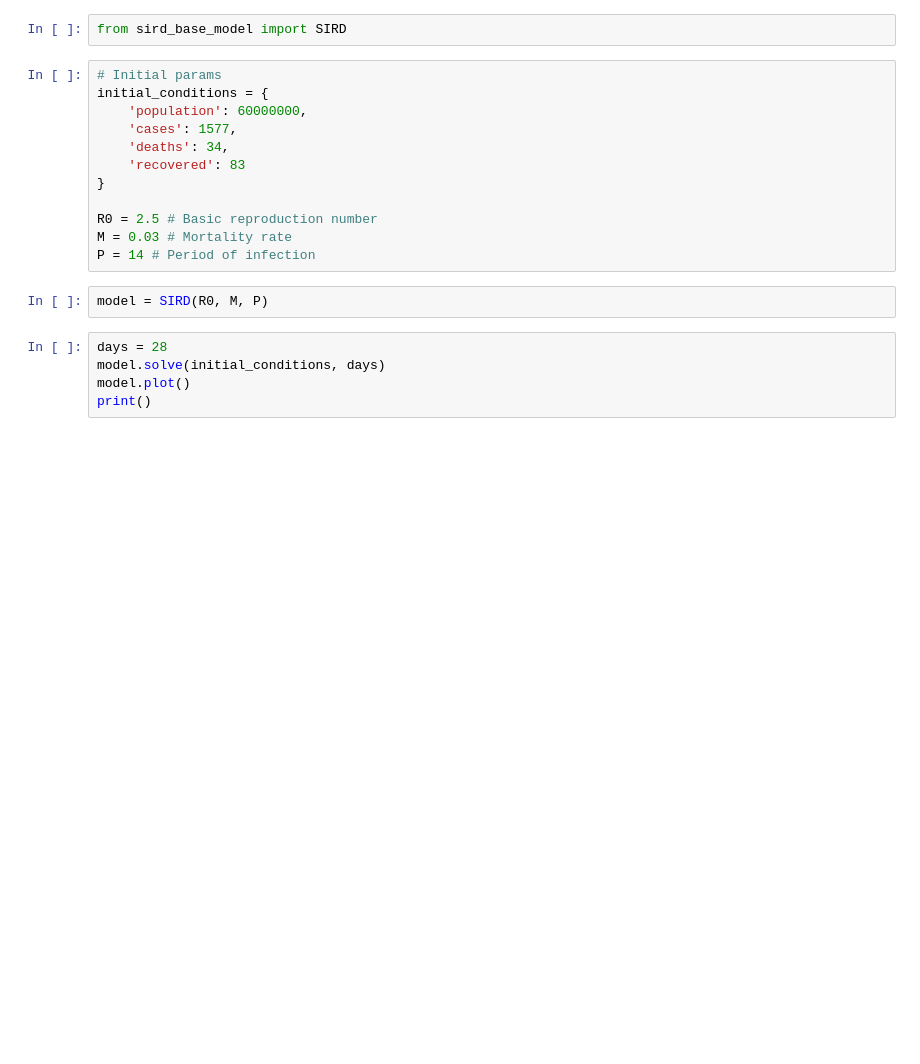
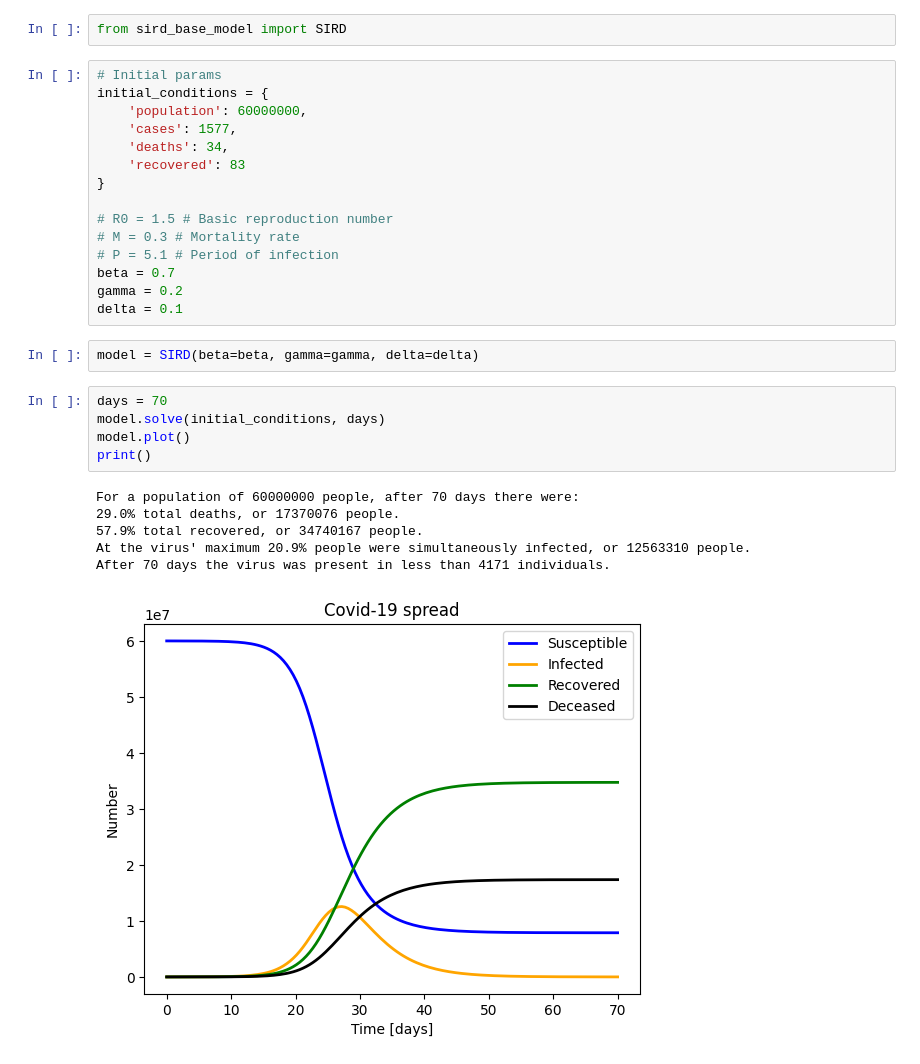
Before and after one commit to Thomas2710/Epidemic-modelling, a Jupyter notebook: epidemic_modelling/sird_playground.ipynb, the cells around one changed output. Saved outputs shown, nothing was run; the diff lists cells and outputs as text; blank space fills up the shorter version.

Commit message:
fix: sird model use params, pso takes abs paths

```diff
--- a/epidemic_modelling/sird_playground.ipynb
+++ b/epidemic_modelling/sird_playground.ipynb
@@ -22,15 +22,25 @@ initial_conditions = {
     'recovered': 83
 }
 
-R0 = 2.5 # Basic reproduction number
-M = 0.03 # Mortality rate
-P = 14 # Period of infection
+# R0 = 1.5 # Basic reproduction number
+# M = 0.3 # Mortality rate
+# P = 5.1 # Period of infection
+beta = 0.7
+gamma = 0.2
+delta = 0.1
-# %%
-model = SIRD(R0, M, P)
+# %%
+model = SIRD(beta=beta, gamma=gamma, delta=delta)
 # %%
-days = 28
+days = 70
 model.solve(initial_conditions, days)
 model.plot()
 print()
+# %% [output]
+For a population of 60000000 people, after 70 days there were:
+29.0% total deaths, or 17370076 people.
+57.9% total recovered, or 34740167 people.
+At the virus' maximum 20.9% people were simultaneously infected, or 12563310 people.
+After 70 days the virus was present in less than 4171 individuals.
+[figure, added]
 # %%
 model.soln
```
Also changed, not shown: parts of 2 cells of this notebook, 5 other files.
